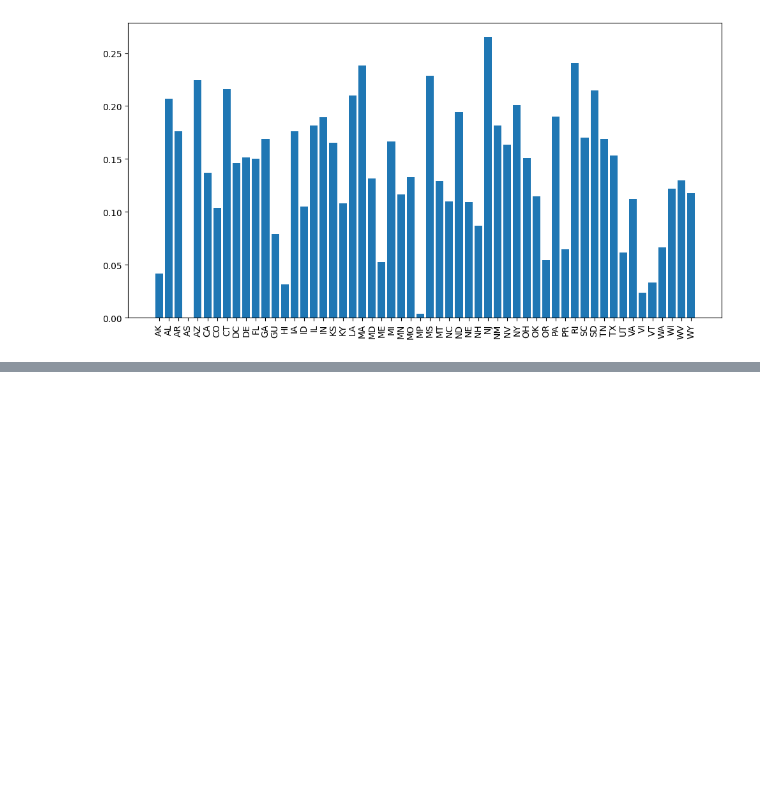
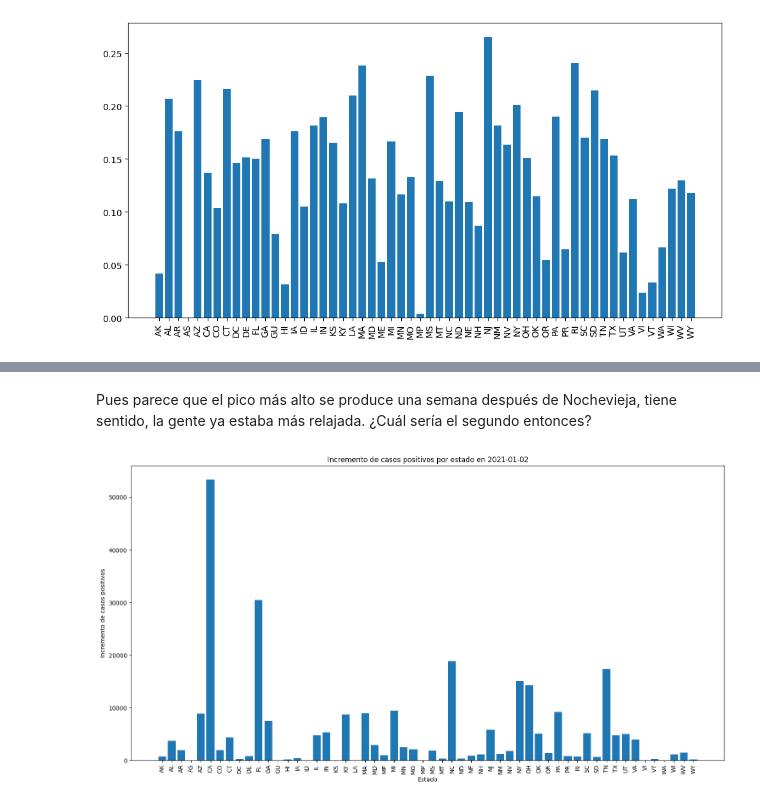
Before and after one commit to AI-School-F5-P3/EDA-Carol, a Jupyter notebook: EDA.ipynb, the cells around one changed output, grey strips where cells are left out. Cells and saved outputs as stored; diff of their text form; code cells hidden in the pictures; blank space fills up the shorter version.

```diff
--- a/EDA.ipynb
+++ b/EDA.ipynb
@@ -273,0 +308,23 @@ plt.show()
+# %% [markdown]
+Pues parece que el pico más alto se produce una semana después de Nochevieja, tiene sentido, la gente ya estaba más relajada. ¿Cuál sería el segundo entonces?
+# %%
+
+daily_increase = daily_increase.sort_values(ascending=False)
+
+# Obtener el segundo día con el mayor incremento
+second_max_increase_day = daily_increase.index[1]
+
+# Filtrar los datos para el segundo día con el mayor incremento
+second_max_day_data = daily[daily['date'].dt.date == second_max_increase_day]
+
+# Crear la gráfica de barras
+plt.figure(figsize=(15, 8))
+plt.bar(second_max_day_data['state'], second_max_day_data['positiveIncrease'])
+plt.title(f'Incremento de casos positivos por estado en {second_max_increase_day.strftime("%Y-%m-%d")}')
+plt.xlabel('Estado')
+plt.ylabel('Incremento de casos positivos')
+plt.xticks(rotation=90)
+plt.tight_layout()
+plt.show()
+# %% [output]
+[figure, added]
```
Also changed, not shown: parts of 18 cells of this notebook, 1 other file.
